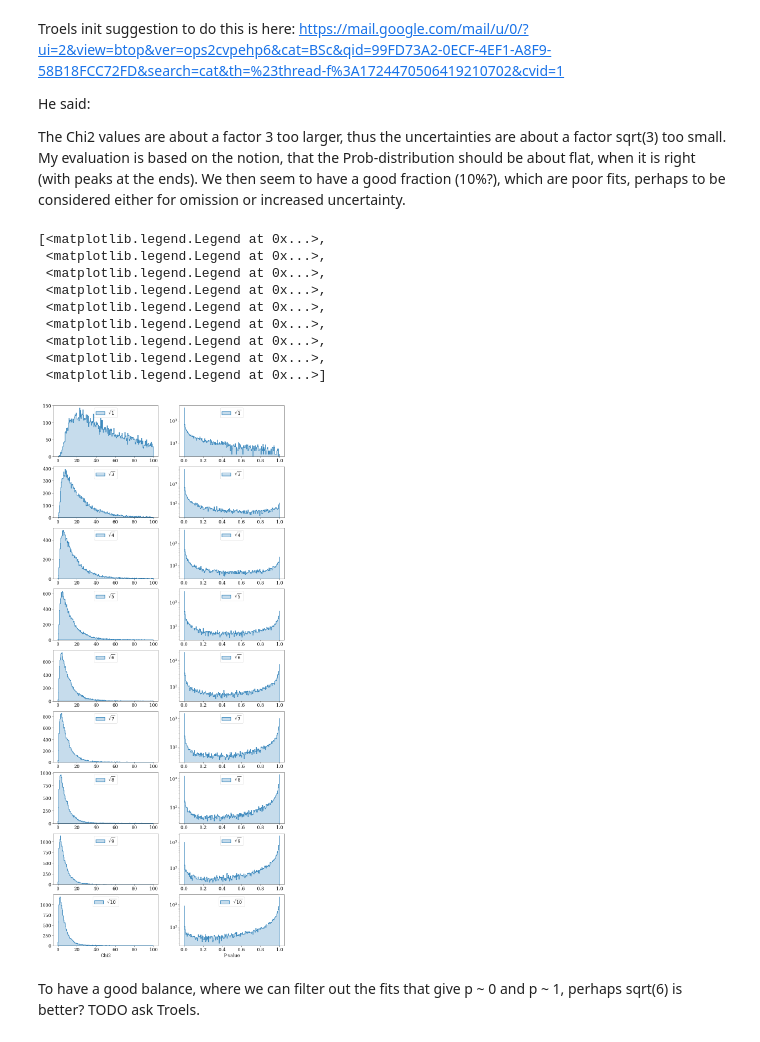
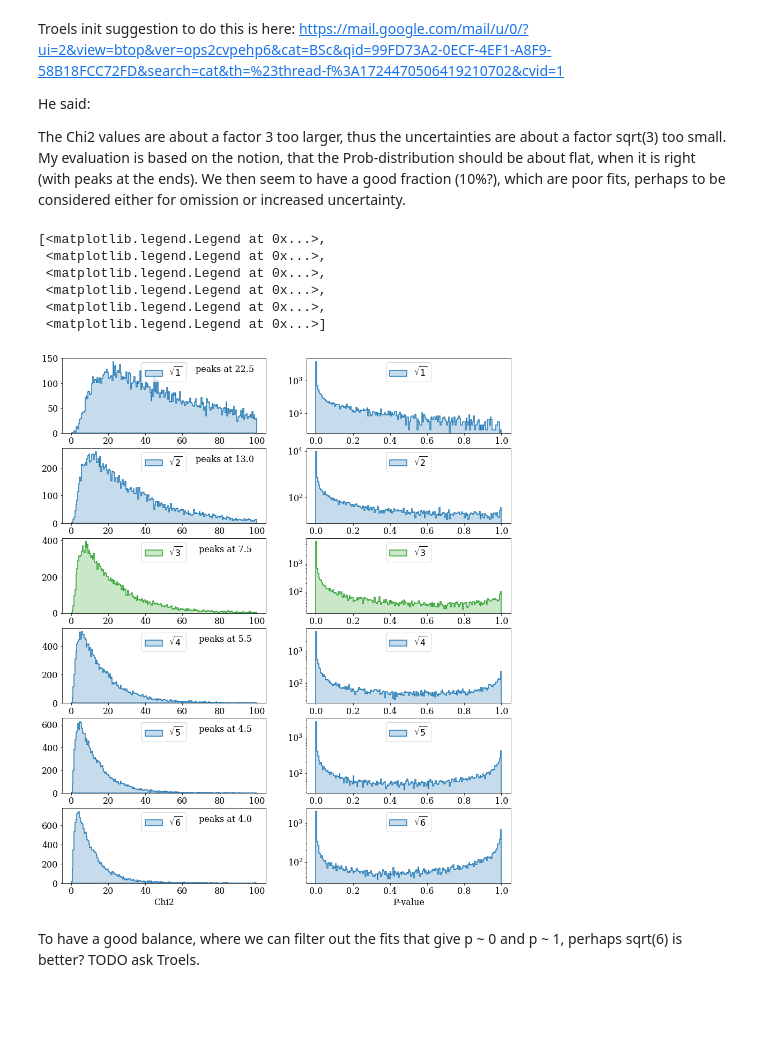
Before and after one commit to Harteg/bachelor-project, a Jupyter notebook: errors.ipynb, the cells around one changed output. Cells and saved outputs as stored; diff of their text form; code cells hidden in the pictures; blank space fills up the shorter version.

```diff
--- a/errors.ipynb
+++ b/errors.ipynb
@@ -22,6 +80,7 @@ data = hdu1[1].data.copy()
 def compute_chi2s(uncertainty_factor = 1):
     chi2vals = []
     probs = []
+    ndof = []
     for order in tqdm.tqdm(np.arange(len(data))):
         data_spec       = data['spectrum'][order]
         data_spec_err   = data['uncertainty'][order] * uncertainty_factor
@@ -42,15 +101,18 @@ def compute_chi2s(uncertainty_factor = 1):
         # Get chi2 and prop
         chi2vals.append(peak_fits[:, 8])
         probs.append(peak_fits[:, 13])
+        ndof.append(peak_fits[:, 9])
 
     # Flatten
     chi2vals = np.concatenate(chi2vals)
     probs = np.concatenate(probs)
-    return chi2vals, probs
+    ndof = np.concatenate(ndof)
+    return chi2vals, probs, ndof
 # %%
 results_1 = compute_chi2s()
-results_2 = compute_chi2s(np.sqrt(3))
-results_3 = compute_chi2s(np.sqrt(10))
+results_2 = compute_chi2s(np.sqrt(2))
+results_3 = compute_chi2s(np.sqrt(3))
+results_10 = compute_chi2s(np.sqrt(10))
 # %%
 from matplotlib import colors
 nbins = 150
@@ -110,38 +171,44 @@ results_9 = compute_chi2s(np.sqrt(9))
 # %%
 
 nbins = 200
 chi2_range = (0, 100)
 p_ranage = (0, 1)
 
-fig, ax = plt.subplots(nrows = 9, ncols = 2, figsize=(15, 4*9))
-ax_x = np.arange(9)
-results = [results_1, results_2, results_4, results_5, results_6, results_7, results_8, results_9, results_3]
-factor = [1, 3, 4, 5, 6, 7, 8, 9, 10]
+fig, ax = plt.subplots(nrows = 6, ncols = 2, figsize=(15, 3*6))
+# results = [results_1, results_2, results_3, results_4, results_5, results_6, results_7, results_8, results_9, results_10]
+# factor = [1, 2, 3, 4, 5, 6, 7, 8, 9, 10]
+results = [results_1, results_2, results_3, results_4, results_5, results_6]
+factor = [1, 2, 3, 4, 5, 6]
 
 for index, result in enumerate(results):
     s = "$\sqrt{" + str(factor[index]) + "}$"
-    ax[index, 0].hist(result[0], bins=nbins, range=chi2_range, histtype="stepfilled", facecolor=colors.to_rgba('C0', 0.25), edgecolor="C0", lw=1.5, label=s);
-    ax[index, 1].hist(result[1], bins=nbins, range=p_ranage, histtype="stepfilled", facecolor=colors.to_rgba('C0', 0.25), edgecolor="C0", lw=1.5, label=s);
+
+    color = "C0"
+    if factor[index] == 3:
+        color = "C2"
+
+    y, x, _ = ax[index, 0].hist(result[0], bins=nbins, range=chi2_range, histtype="stepfilled", facecolor=colors.to_rgba(color, 0.25), edgecolor=color, lw=1.5, label=s);
+    max_chi2 = x[np.where(y == y.max())]
+    ax[index, 0].text(0.8, 0.85, f"peaks at {max_chi2[0]}", horizontalalignment='center', verticalalignment='center', transform=ax[index, 0].transAxes)
+    ax[index, 1].hist(result[1], bins=nbins, range=p_ranage, histtype="stepfilled", facecolor=colors.to_rgba(color, 0.25), edgecolor=color, lw=1.5, label=s);
     ax[index, 1].set_yscale("log")
 
 
 # Set x labels for the last plots
-ax[8, 0].set_xlabel("Chi2")
-ax[8, 1].set_xlabel("P-value")
+last_row = factor[-1] - 1
+ax[last_row, 0].set_xlabel("Chi2")
+ax[last_row, 1].set_xlabel("P-value")
 
 # Show legends on all plots
 [x[0].legend(loc="upper center") for x in ax]
 [x[1].legend(loc="upper center") for x in ax]
 # %% [output]
 [<matplotlib.legend.Legend at 0x...>,
  <matplotlib.legend.Legend at 0x...>,
  <matplotlib.legend.Legend at 0x...>,
  <matplotlib.legend.Legend at 0x...>,
  <matplotlib.legend.Legend at 0x...>,
- <matplotlib.legend.Legend at 0x...>,
- <matplotlib.legend.Legend at 0x...>,
- <matplotlib.legend.Legend at 0x...>,
  <matplotlib.legend.Legend at 0x...>]
-[figure, old version]
+[figure, new version]
 # %% [markdown]
 To have a good balance, where we can filter out the fits that give p ~ 0 and p ~ 1, perhaps sqrt(6) is better? TODO ask Troels.
```
Also changed, not shown: parts of 3 cells of this notebook, 19 other files.
